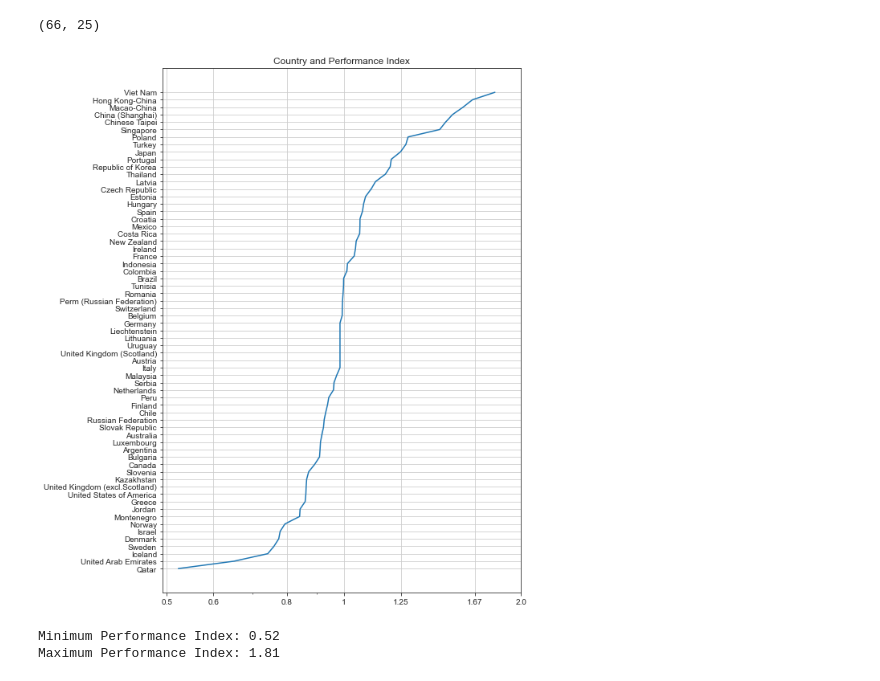
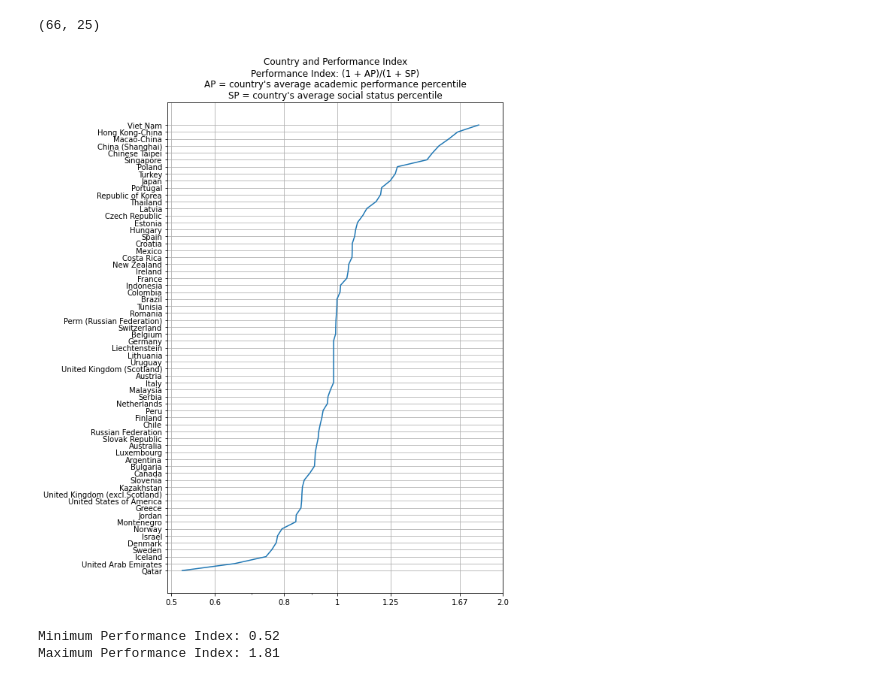
Before and after one commit to sjhaluck/International-Education-Data-Visualization, a Jupyter notebook: exploratory_visualizations.ipynb, the cells around one changed output. Cells and saved outputs as stored; diff of their text form; code cells hidden in the pictures.

```diff
--- a/exploratory_visualizations.ipynb
+++ b/exploratory_visualizations.ipynb
@@ -977,20 +977,20 @@ pisa_country_data.shape
 # %%
 # gather the countries and their respective performance indices
 countries = pisa_country_data.performance.sort_values().dropna().index
 perform = pisa_country_data.performance.sort_values().dropna().values
 plt.figure(figsize = (8, 12));
 plt.grid(True)
 
 # plot each country and its performance index to show the distribution across all countries
 plt.plot(perform, countries);
-plt.title('Country and Performance Index');
+plt.title('Country and Performance Index\nPerformance Index: (1 + AP)/(1 + SP)\nAP = country\'s average academic performance percentile\nSP = country\'s average social status percentile')
 plt.xscale('log');
 plt.xticks([]);
 ax = plt.gca();
 ax.axes.xaxis.set_ticks([.5, .6, 0.8, 1, 1.25, 1.67, 2.0]);
 ax.axes.set_xticklabels([.5, .6, 0.8, 1, 1.25, 1.67, 2.0]);
 # %% [output]
-[figure, old version]
+[figure, new version]
 # %%
 # print the minimum and maximum performance indices to better understand the range
 print('Minimum Performance Index: {0:.2f}\nMaximum Performance Index: {1:.2f}'.format(pisa_country_data.performance.min(), pisa_country_data.performance.max()))
```
Also changed, not shown: parts of 24 cells of this notebook, 2 other files.
